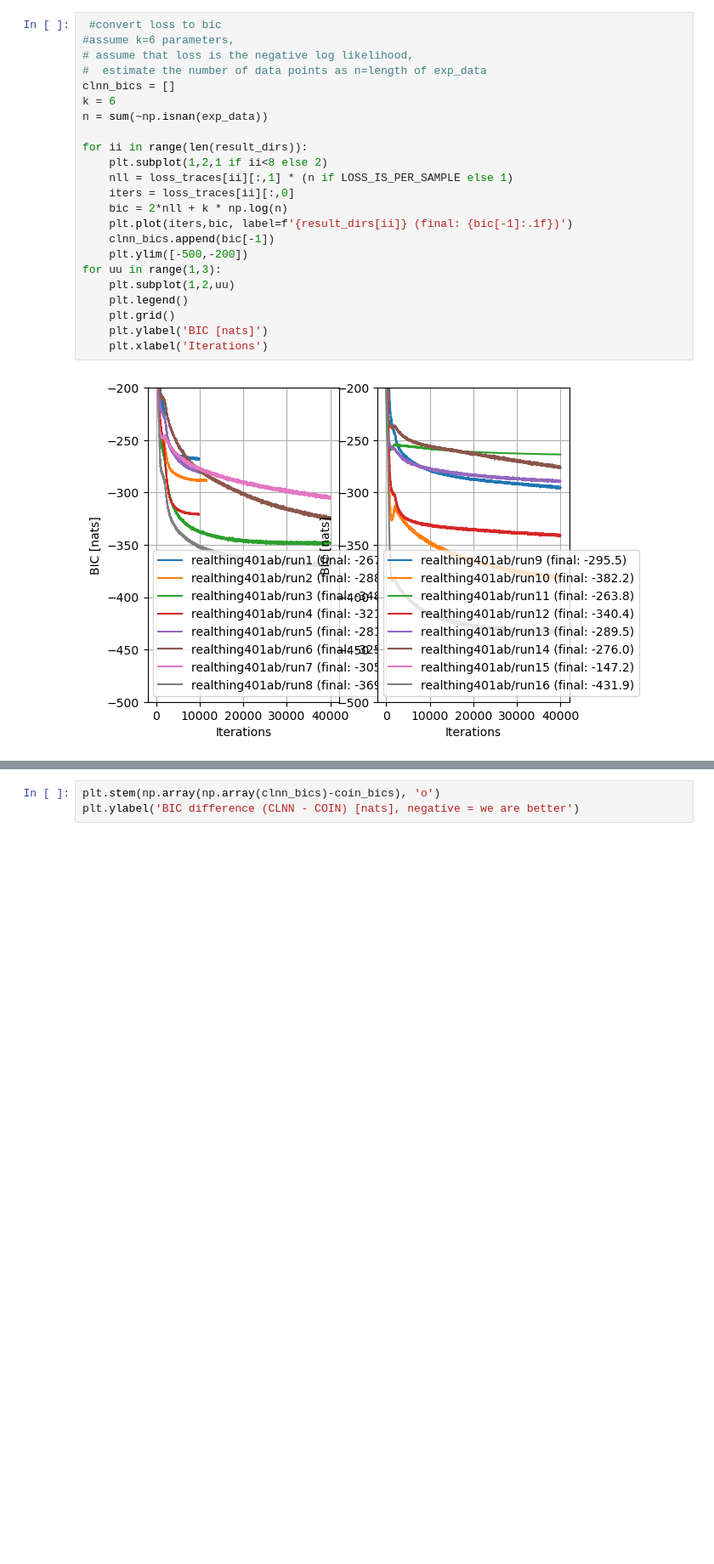
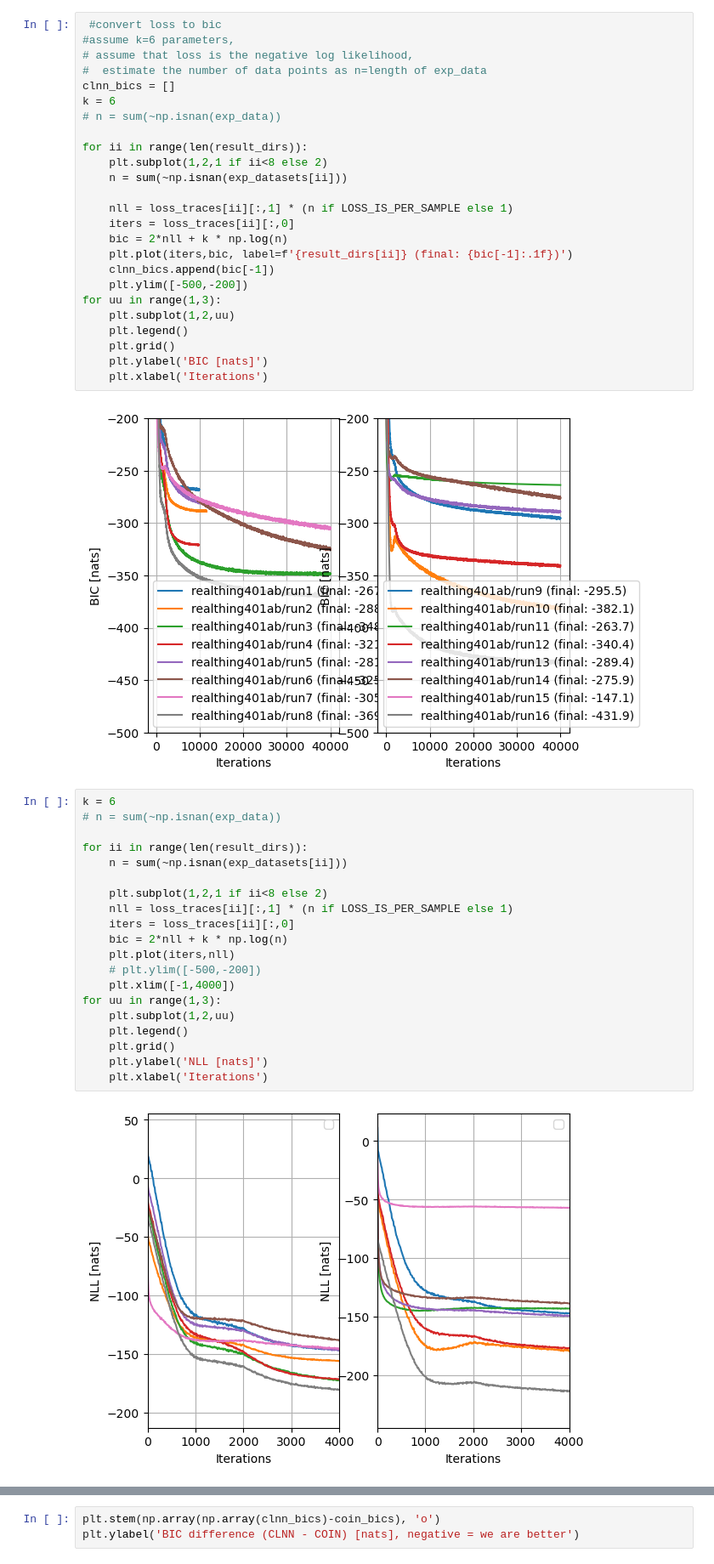
Before and after one commit to sashkarivkind/contextual_frogs, a Jupyter notebook: experimental/hack_plot_viewerSuspMU.ipynb, the cells around one changed output, grey strips where cells are left out. Shown at 85% size. Cells and saved outputs as stored; diff of their text form; blank space fills up the shorter version.

```diff
--- a/experimental/hack_plot_viewerSuspMU.ipynb
+++ b/experimental/hack_plot_viewerSuspMU.ipynb
@@ -154,10 +154,12 @@ plt.show()
 #  estimate the number of data points as n=length of exp_data
 clnn_bics = []
 k = 6
-n = sum(~np.isnan(exp_data))
+# n = sum(~np.isnan(exp_data))
 
 for ii in range(len(result_dirs)):
     plt.subplot(1,2,1 if ii<8 else 2)
+    n = sum(~np.isnan(exp_datasets[ii]))
+
     nll = loss_traces[ii][:,1] * (n if LOSS_IS_PER_SAMPLE else 1)
     iters = loss_traces[ii][:,0]
     bic = 2*nll + k * np.log(n)
@@ -172,3 +174,25 @@ for uu in range(1,3):
     plt.xlabel('Iterations')
 # %% [output]
 [figure]
+# %%
+k = 6
+# n = sum(~np.isnan(exp_data))
+
+for ii in range(len(result_dirs)):
+    n = sum(~np.isnan(exp_datasets[ii]))
+
+    plt.subplot(1,2,1 if ii<8 else 2)
+    nll = loss_traces[ii][:,1] * (n if LOSS_IS_PER_SAMPLE else 1)
+    iters = loss_traces[ii][:,0]
+    bic = 2*nll + k * np.log(n)
+    plt.plot(iters,nll)
+    # plt.ylim([-500,-200])
+    plt.xlim([-1,4000])
+for uu in range(1,3):
+    plt.subplot(1,2,uu)
+    plt.legend()
+    plt.grid()
+    plt.ylabel('NLL [nats]')
+    plt.xlabel('Iterations')
+# %% [output]
+[figure, added]
```
Also changed, not shown: parts of 20 cells of this notebook, 10 other files.
